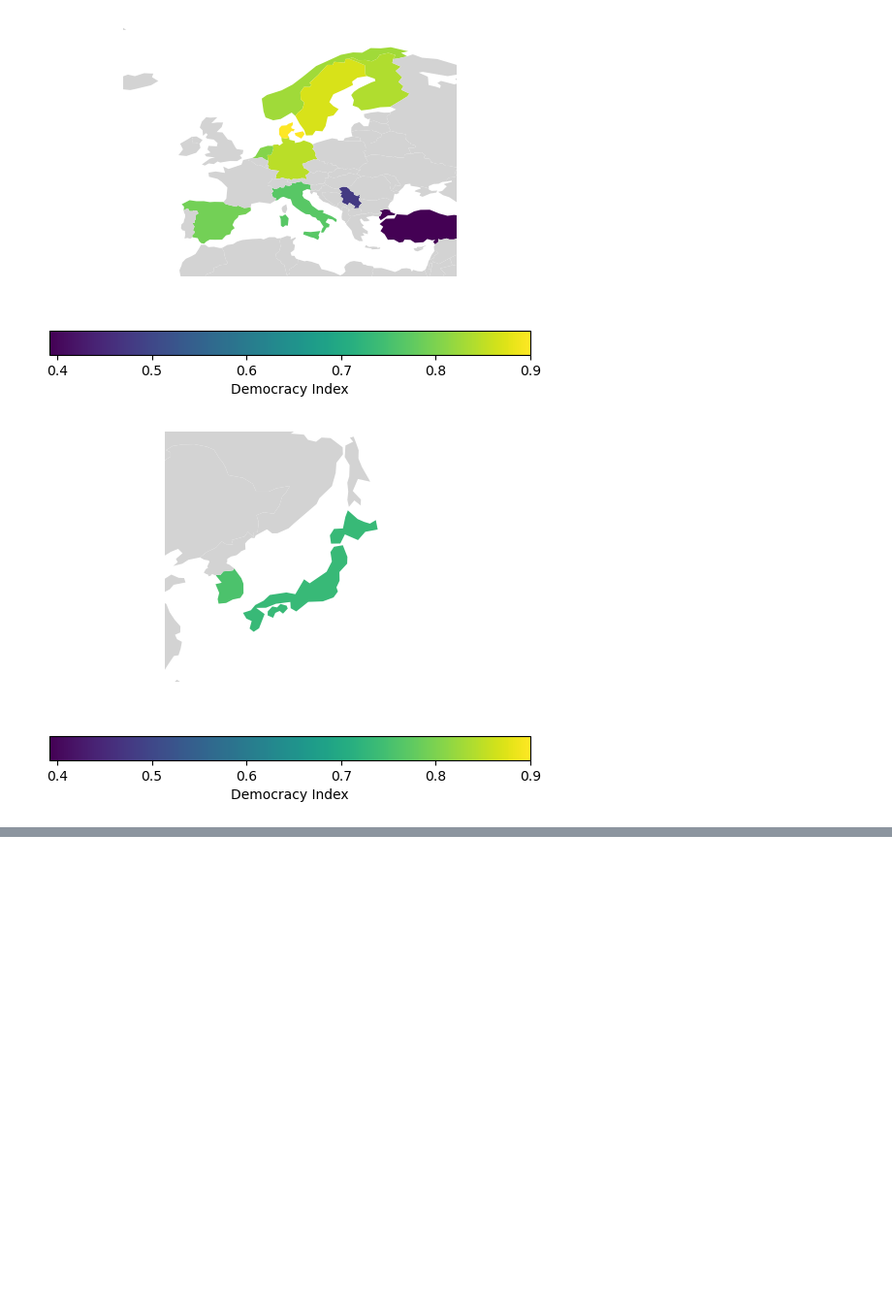
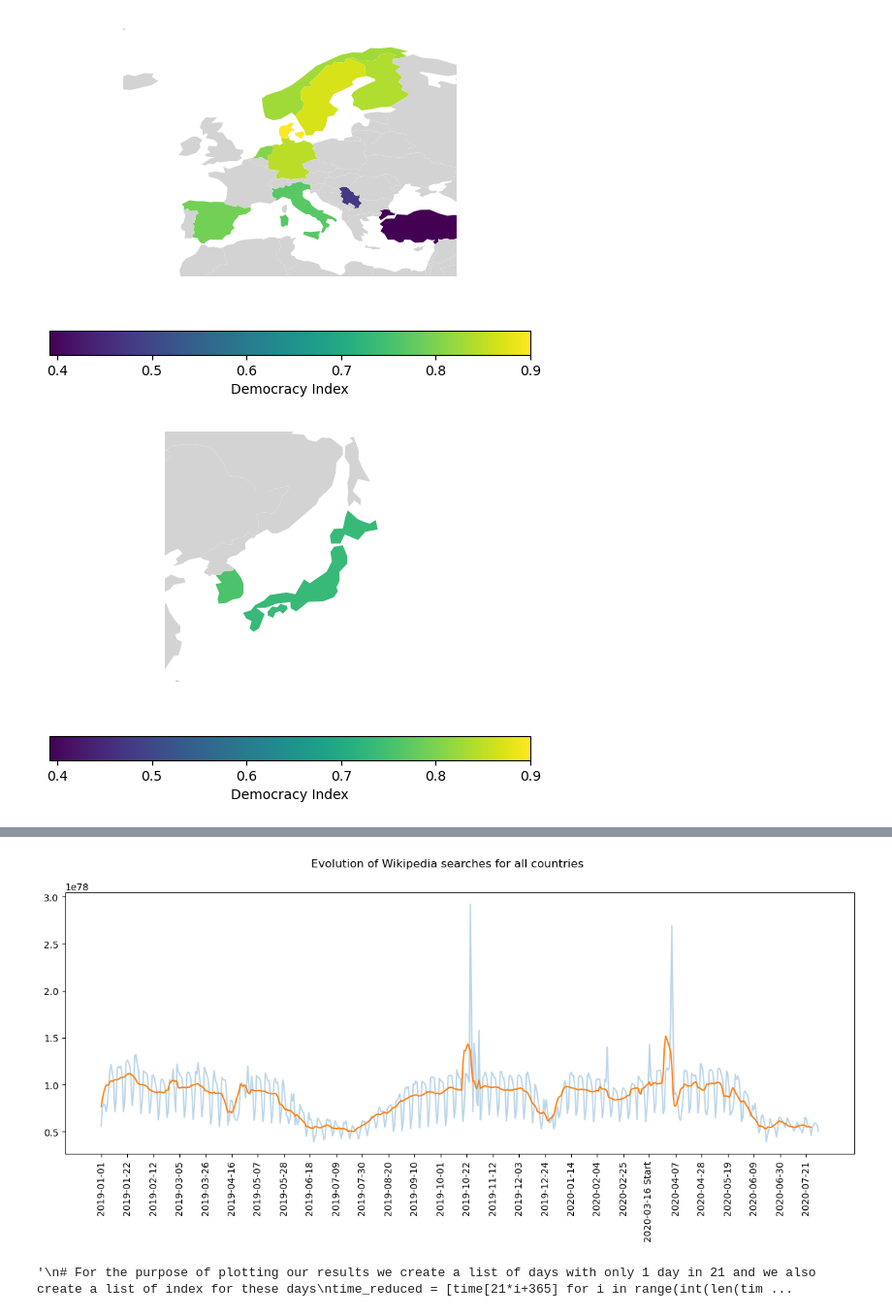
Before and after one commit to epfl-ada/ada-2022-project-datamineurs, a Jupyter notebook: project_bench.ipynb, the cells around one changed output, grey strips where cells are left out. Shown at 97% size. Drawn from its saved outputs; the diff is of its cells as text; code cells hidden in the pictures; blank space fills up the shorter version.

```diff
--- a/project_bench.ipynb
+++ b/project_bench.ipynb
@@ -132,0 +170,75 @@ for c in wiki_versions:
+# %%
+
+#dictionnary with the population of each country
+country_population={'sv':10.28e6,'de':83.09e6,'it':59.73e6,'sr':6.945e6,'no':5.348e6,'ko':51.76e6,'da':5.814e6,'ja':126.6e6,'nl':17.34e6,'fi':5.522e6,'ca':7.566e6,'tr':83.43e6}
+
+#plot the mean on the wikipedia searches for the countries, weighted according to the country's population.
+def plot_sum_wiki():
+    sum_searches=np.zeros(578)
+
+    # Let's put in the list time the list of the days of the considered period
+    time = list(json_timeseries['it']['sum'].keys())
+    # We just remove the hours
+    time = [t[:10] for t in time]
+
+    # For the purpose of plotting our results we create a list of days with only 1 day in 21 and we also create a list of index for these days
+    time_reduced = [time[21*i+365] for i in range(int(len(time[365:])/21)+1)]
+    time_pos = [21*i for i in range(int(len(time[365:])/21)+1)]
+
+
+    lockdown_start,start_index = find_lockdown_start(version)
+    # We compute the index of these dates in the list of the days
+    start_index = time.index(lockdown_start)-365
+    time_pos.append(start_index)
+    time_reduced.append(lockdown_start+' Start')
+
+    # We also remove two points which are too close from the start/end of the lockdown to have a nice plot
+    time_pos.pop(time_reduced.index('2020-03-17'))
+    time_reduced.pop(time_reduced.index('2020-03-17'))
+
+    #compute the mean value of the searches
+    for K in wiki_versions:
+        x,y=wiki_searches_axis(K)
+        sum_searches=np.add(country_population[K]*sum_searches,y)
+    sum_searches=sum_searches/sum(country_population.values())
+
+    #compute the rolling mean
+    rolling_mean=np.array(moving_average(sum_searches,7))
+
+
+    # plotting
+    fig, ax1 = plt.subplots(figsize=(15,5))
+    fig.suptitle("Evolution of Wikipedia searches for all countries")
+    ax1.plot(x, sum_searches, alpha=0.3)
+    ax1.plot(x[:len(x)-6],rolling_mean)
+
+    #setting the ticks
+    ax1.set_xticks(time_pos,time_reduced,fontsize=10)
+    ax1.tick_params('x',labelrotation=90)
+    plt.show()
+
+plot_sum_wiki()
+# %% [output]
+[figure, added]
+# %%
+
+ #                                                                   sum_searches=np.add(sum_searches,y)
+'''
+# For the purpose of plotting our results we create a list of days with only 1 day in 21 and we also create a list of index for these days
+time_reduced = [time[21*i+365] for i in range(int(len(time[365:])/21)+1)]
+time_pos = [21*i for i in range(int(len(time[365:])/21)+1)]
+
+
+fig, ax1 = plt.subplots(figsize=(15,5))
+rolling_mean=np.array(moving_average(sum_searches,7))
+ax1.plot(x, sum_searches, alpha=0.3)
+ax1.plot(x[:len(x)-6],rolling_mean)
+#if lockdown_start_dic[c]==lockdown_start_dic[c]:
+#    ax1.axvline(x = lockdown_start_dic[c], color = 'r',ls='--', label = 'Year = 2020')
+fig.suptitle("Evolution of Wikipedia searches for all the countries combined")
+ax1.set_xticks(time_pos,time_reduced,fontsize=10)
+ax1.tick_params('x',labelrotation=90)
+plt.show()
+'''
+# %% [output]
+'\n# For the purpose of plotting our results we create a list of days with only 1 day in 21 and we also create a list of index for these days\ntime_reduced = [time[21*i+365] for i in range(int(len(tim ...
```
Also changed, not shown: parts of 10 cells of this notebook, 1 other file.
